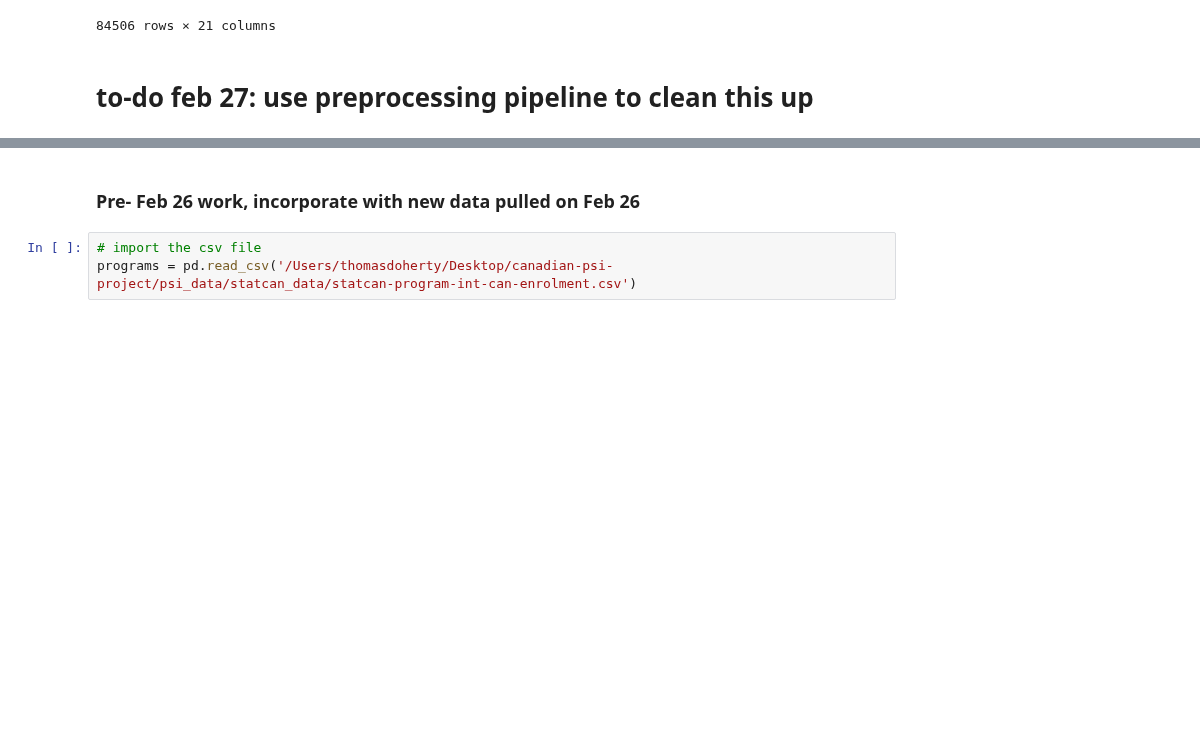
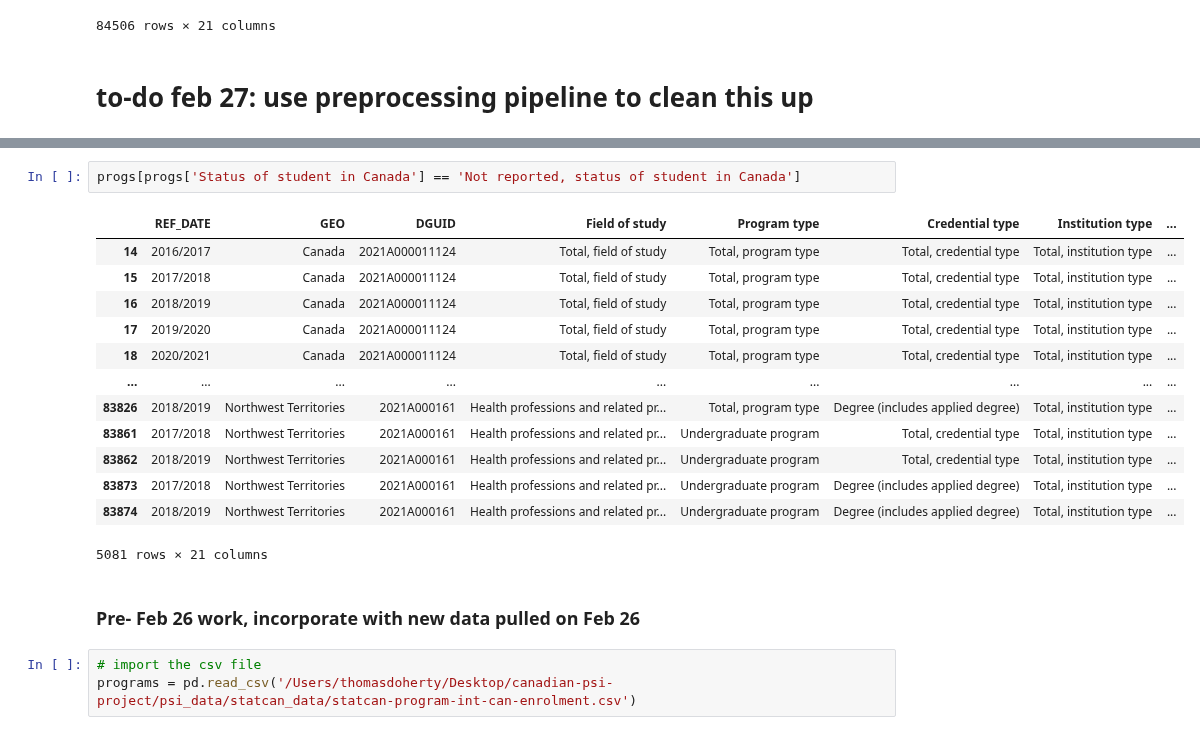
Before and after one commit to tjjdoherty/canadian-psi-project, a Jupyter notebook: program_cred_analysis.ipynb, the cells around one changed output, grey strips where cells are left out. Cells and saved outputs as stored; diff of their text form; blank space fills up the shorter version.

```diff
--- a/program_cred_analysis.ipynb
+++ b/program_cred_analysis.ipynb
@@ -229,3 +448,19 @@ progs
+# %%
+progs[progs['Status of student in Canada'] == 'Not reported, status of student in Canada']
+# %% [output]
+|  | REF_DATE | GEO | DGUID | Field of study | Program type | Credential type | Institution type | ... |
+| 14 | 2016/2017 | Canada | 2021A000011124 | Total, field of study | Total, program type | Total, credential type | Total, institution type | ... |
+| 15 | 2017/2018 | Canada | 2021A000011124 | Total, field of study | Total, program type | Total, credential type | Total, institution type | ... |
+| 16 | 2018/2019 | Canada | 2021A000011124 | Total, field of study | Total, program type | Total, credential type | Total, institution type | ... |
+| 17 | 2019/2020 | Canada | 2021A000011124 | Total, field of study | Total, program type | Total, credential type | Total, institution type | ... |
+| 18 | 2020/2021 | Canada | 2021A000011124 | Total, field of study | Total, program type | Total, credential type | Total, institution type | ... |
+| ... | ... | ... | ... | ... | ... | ... | ... | ... |
+| 83826 | 2018/2019 | Northwest Territories | 2021A000161 | Health professions and related pr... | Total, program type | Degree (includes applied degree) | Total, institution type | ... |
+| 83861 | 2017/2018 | Northwest Territories | 2021A000161 | Health professions and related pr... | Undergraduate program | Total, credential type | Total, institution type | ... |
+| 83862 | 2018/2019 | Northwest Territories | 2021A000161 | Health professions and related pr... | Undergraduate program | Total, credential type | Total, institution type | ... |
+| 83873 | 2017/2018 | Northwest Territories | 2021A000161 | Health professions and related pr... | Undergraduate program | Degree (includes applied degree) | Total, institution type | ... |
+| 83874 | 2018/2019 | Northwest Territories | 2021A000161 | Health professions and related pr... | Undergraduate program | Degree (includes applied degree) | Total, institution type | ... |
+5081 rows × 21 columns
 # %% [markdown]
 ### Pre- Feb 26 work, incorporate with new data pulled on Feb 26
 # %%
```
Also changed, not shown: parts of 19 cells of this notebook, 1 other file.
